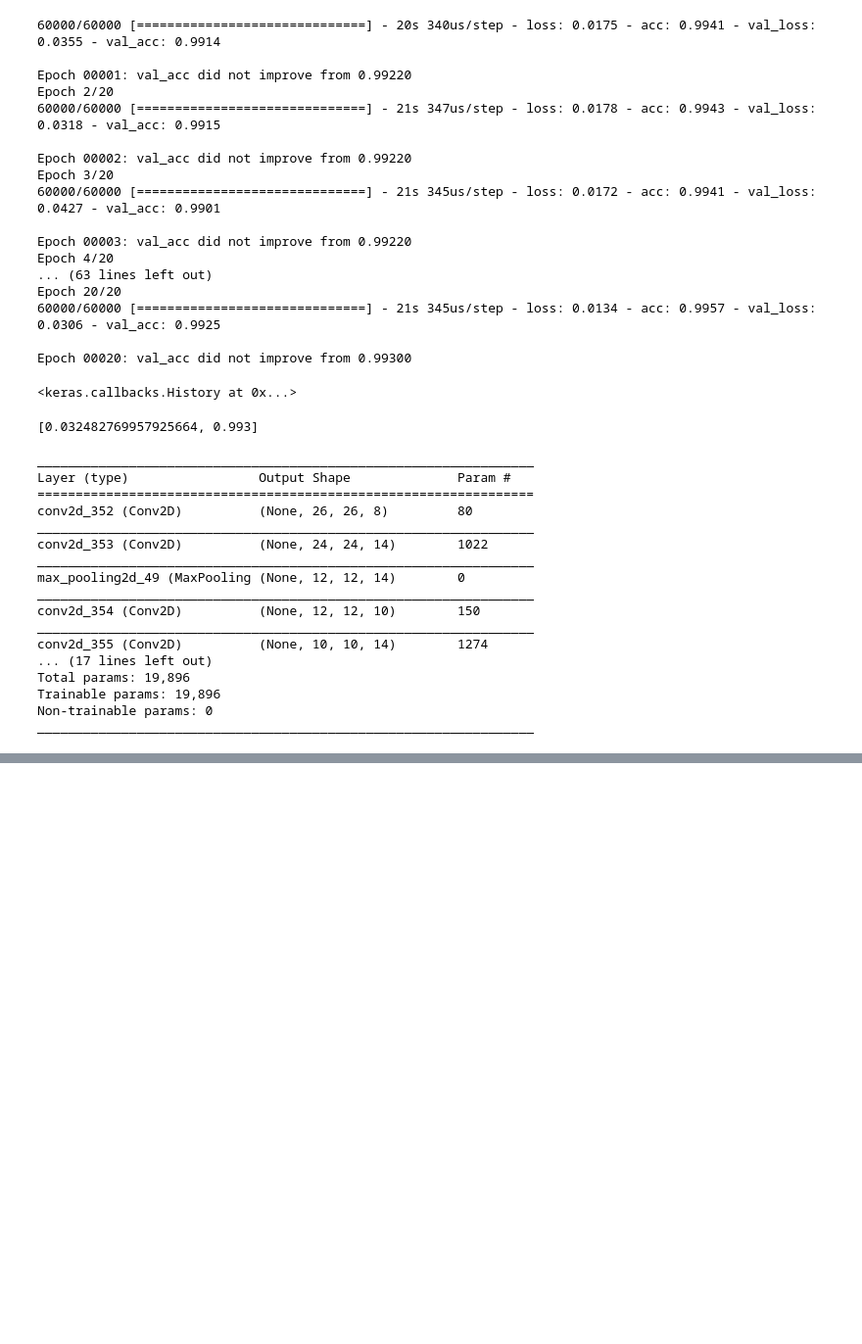
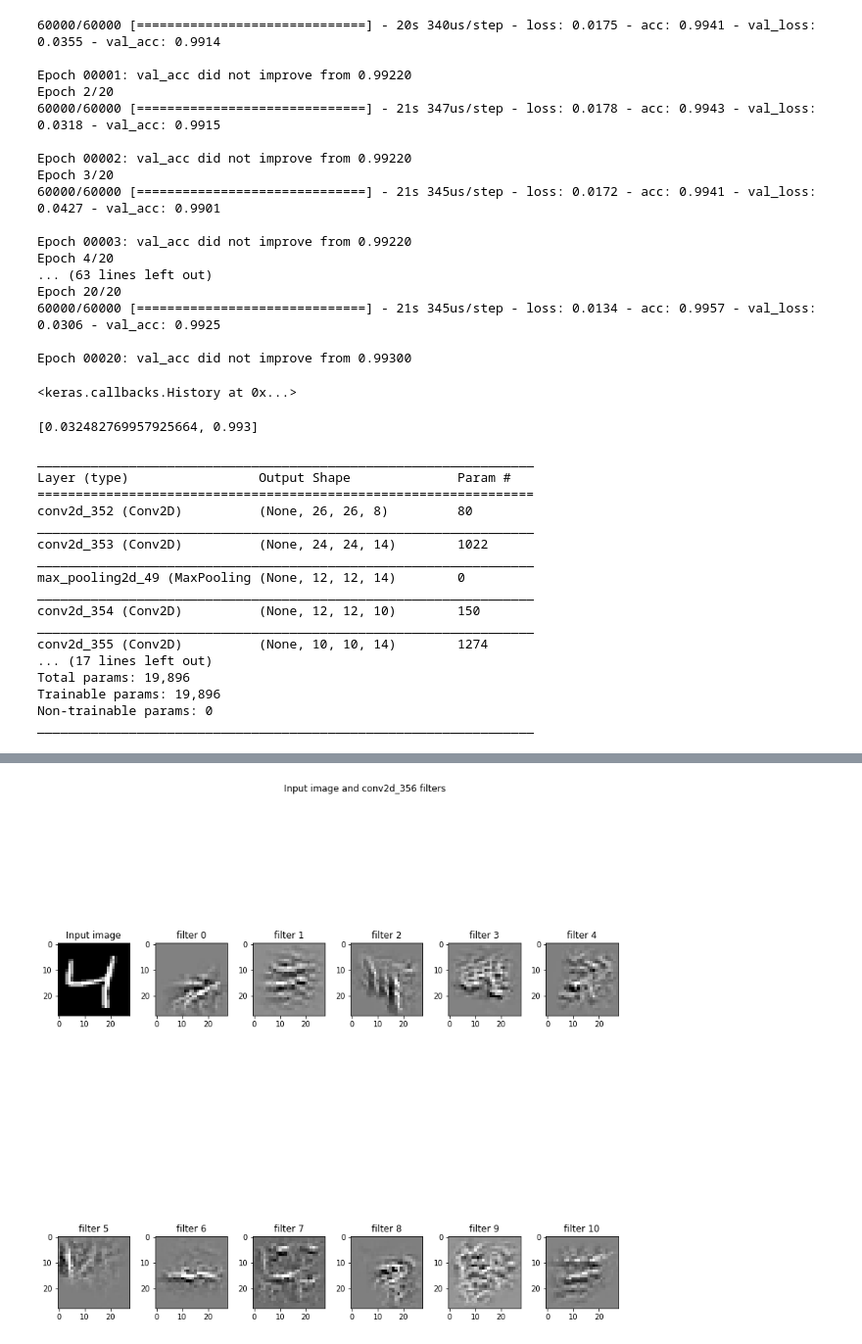
Before and after one commit to selfishhari/EVP, a Jupyter notebook: Assignment_3/assignment_3_eva.ipynb, the cells around one changed output, grey strips where cells are left out. Shown: that part at 98% size. Saved outputs shown, nothing was run; the diff lists cells and outputs as text; code cells hidden in the pictures; blank space fills up the shorter version.

```diff
--- a/Assignment_3/assignment_3_eva.ipynb
+++ b/Assignment_3/assignment_3_eva.ipynb
@@ -346,0 +382,4 @@ vis_img_in_filter()
+# %%
+vis_img_in_filter(layer_name="conv2d_356")
+# %% [output]
+[figure, added]
```
Also changed, not shown: parts of 15 cells of this notebook.
